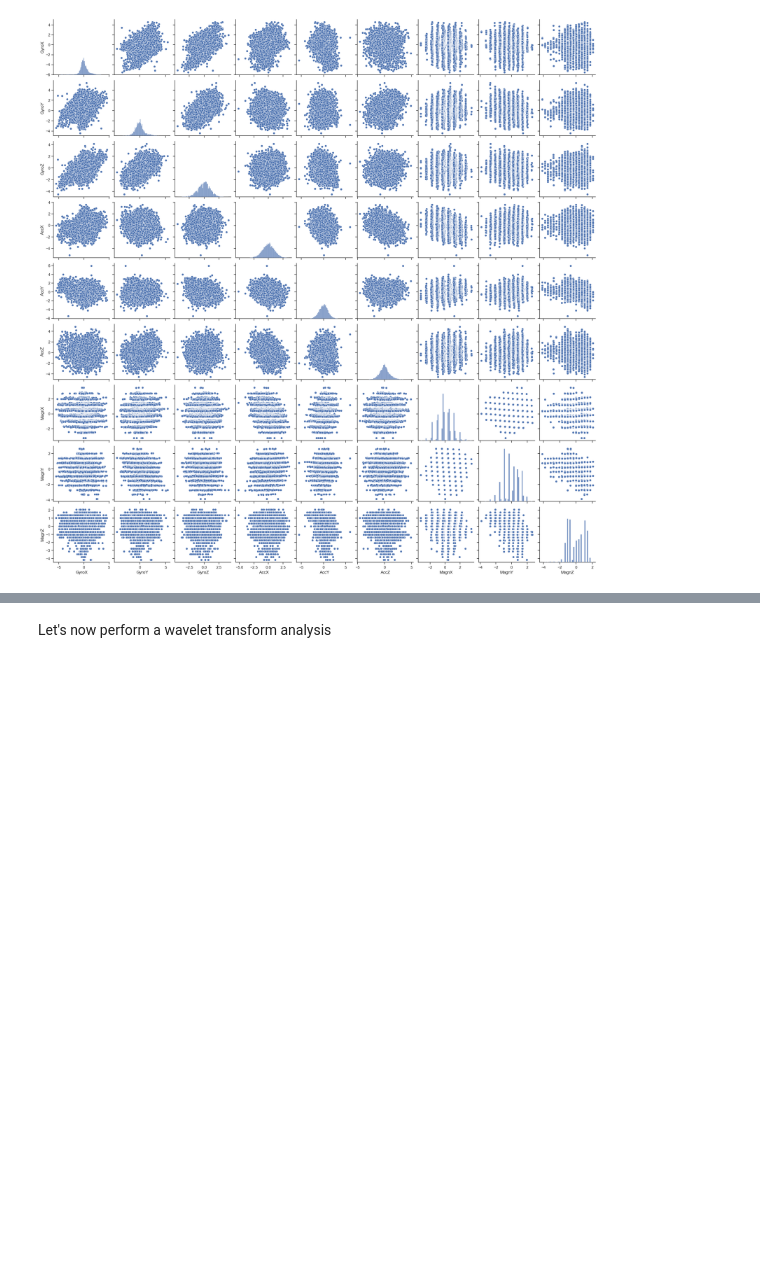
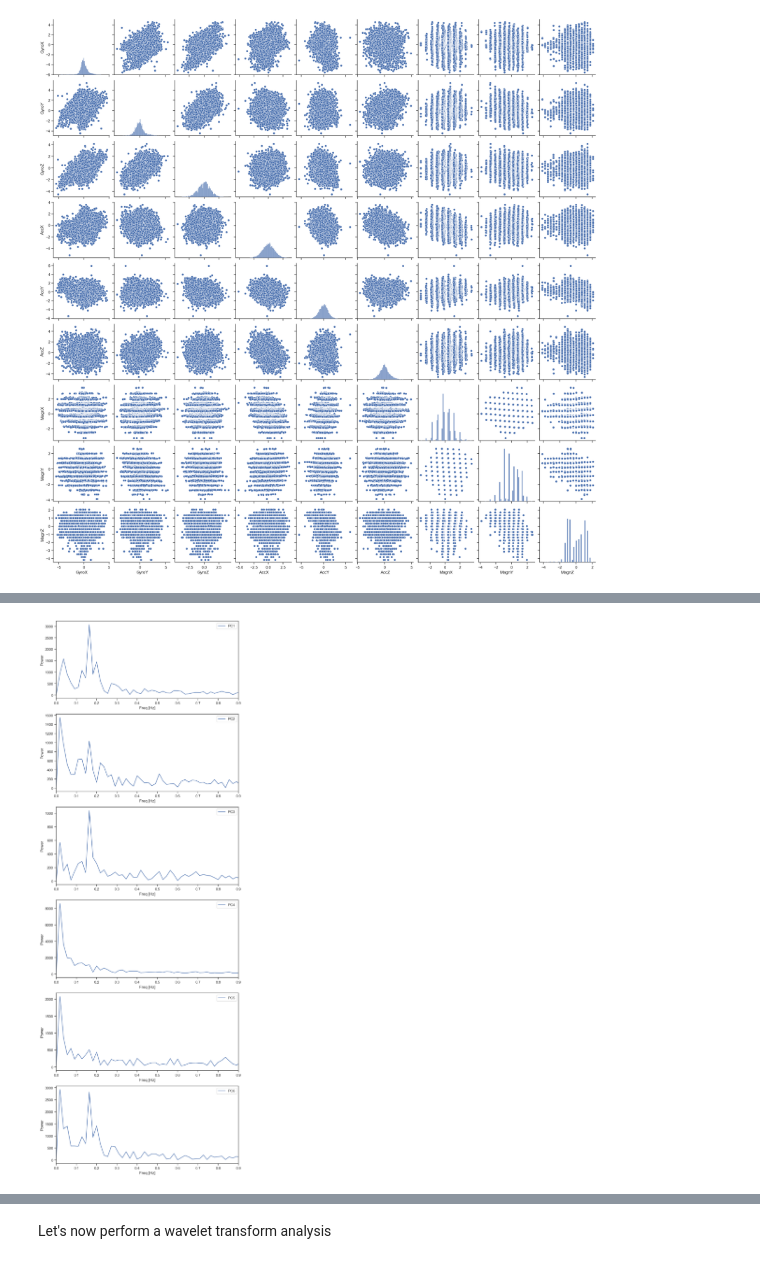
Before and after one commit to enlupi/GruppoSeven, a Jupyter notebook: project_final.ipynb, the cells around one changed output, grey strips where cells are left out. Drawn from its saved outputs; the diff is of its cells as text; code cells hidden in the pictures; blank space fills up the shorter version.

```diff
--- a/project_final.ipynb
+++ b/project_final.ipynb
@@ -284,21 +345,16 @@ Now we're going to perform a fourier analysis using the scipy fftpack library; i
 # %%
-sig_fft = fft.fftshift(fft.fft(data_pca[PCA_LABELS], axis=0))
-sample_freq = fft.fftshift(fft.fftfreq(len(data_pca), d=1/ACQ_FREQ))
+plt.figure(figsize=(10, 5 * N_PCA))
+for i in range(N_PCA):
+    ax = plt.subplot(N_PCA, 1, i+1)
+    plt.plot(sample_freq, np.abs(sig_fft[:, i]), label=PCA_LABELS[i])
+    ax.set_xlim(0, 0.9)
+    plt.xticks(np.arange(0, 1, 0.1))
 
-plt.figure(figsize=(18, 5 * N_PCA))
-for i in range(N_PCA):
-    for j in range(2):
-        ax = plt.subplot(N_PCA, 2, i * 2 + j + 1)
-        plt.plot(sample_freq, np.abs(sig_fft[:, i]), label=PCA_LABELS[i])
-        if j == 0:
-            plt.xlim([0, 3])
-        else:
-            plt.xlim([0, 1])
-            plt.xticks(np.arange(0, 1, 0.1))
-
-        plt.xlabel("Freq [Hz]")
-        plt.ylabel("Power")
-        plt.legend(loc="best")
+    plt.xlabel("Freq [Hz]")
+    plt.ylabel("Power")
+    plt.legend(loc="best")
+# %% [output]
+[figure, added]
 # %%
 total_FFT = np.sum(np.abs(sig_fft), axis=1)
 plt.plot(sample_freq, total_FFT)
```
Also changed, not shown: parts of 9 cells of this notebook.
